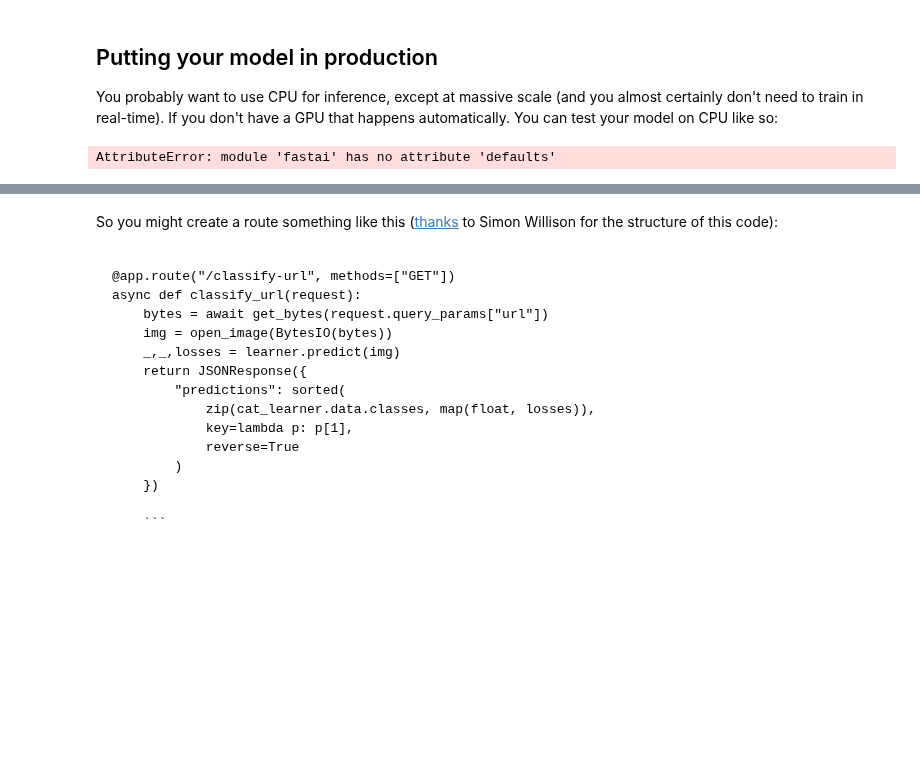
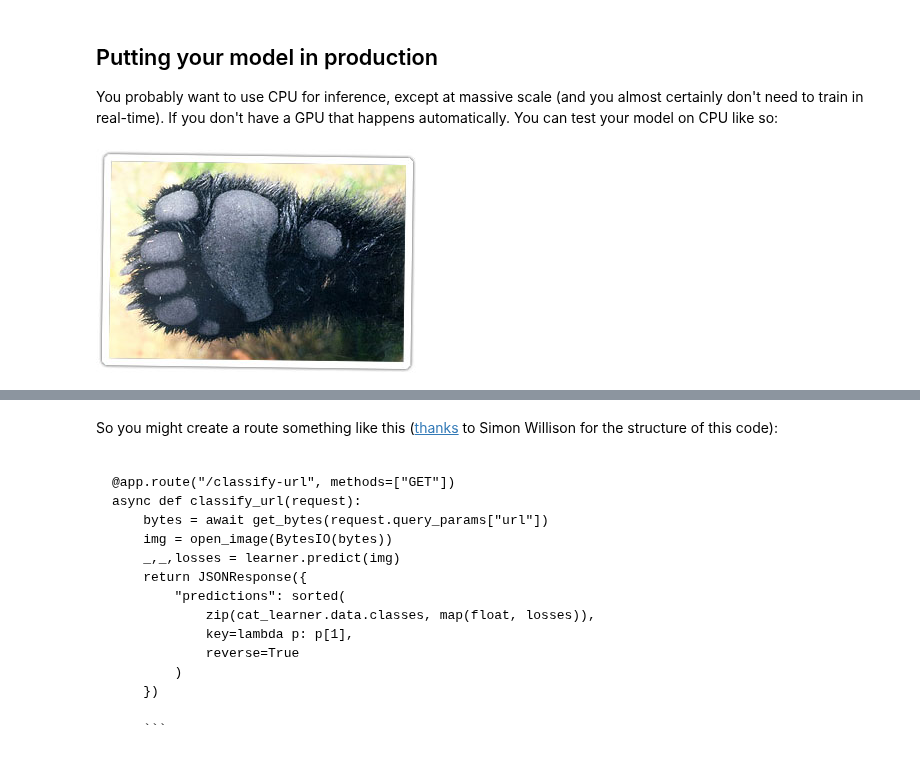
Before and after one commit to flyinacres/fastai-coursework, a Jupyter notebook: fastai-v3-lesson-2.ipynb, the cells around one changed output, grey strips where cells are left out. Drawn from its saved outputs; the diff is of its cells as text; code cells hidden in the pictures; blank space fills up the shorter version.

```diff
--- a/fastai-v3-lesson-2.ipynb
+++ b/fastai-v3-lesson-2.ipynb
@@ -288,10 +288,10 @@ Remember to recreate your ImageDataBunch from your cleaned.csv to include the ch
 You probably want to use CPU for inference, except at massive scale (and you almost certainly don't need to train in real-time). If you don't have a GPU that happens automatically. You can test your model on CPU like so:
 # %%
 import fastai
-fastai.defaults.device = torch.device('cpu')
+fastai.basics.defaults.device = torch.device('cpu')
-# %% [output]
-AttributeError: module 'fastai' has no attribute 'defaults'
 # %%
-#img = open_image(path/'black'/'00000021.jpg')
-#img
+img = open_image(path/'black'/'00000080.jpg')
+img
+# %% [output]
+[figure, added]
 # %%
```
Also changed, not shown: parts of 4 cells of this notebook.
